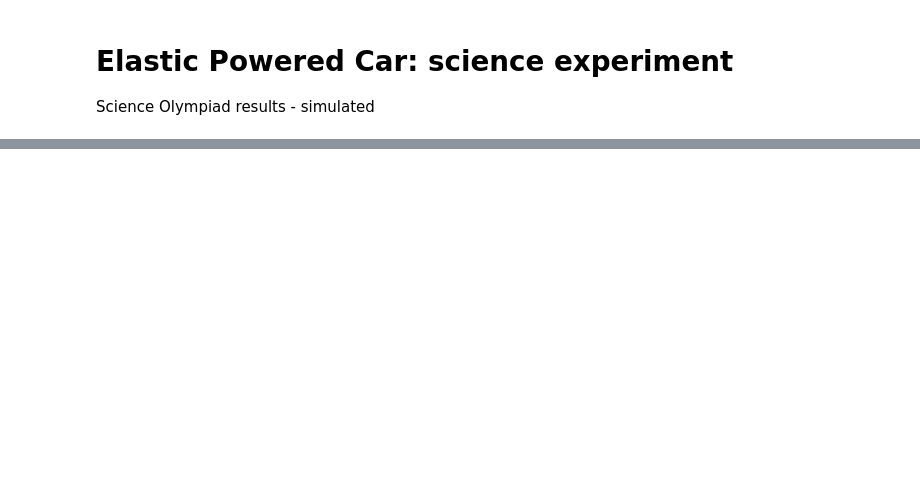
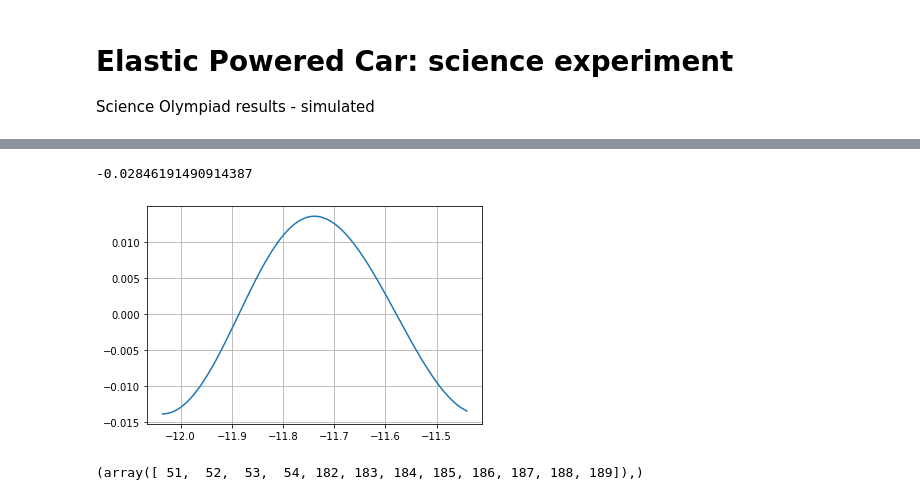
Before and after one commit to zmadscientist/ElasticCarTireOutOfRoundPCA, a Jupyter notebook: ElasticPoweredCarScienceExperiment.ipynb, the cells around one changed output, grey strips where cells are left out. Drawn from its saved outputs; the diff is of its cells as text; code cells hidden in the pictures; blank space fills up the shorter version.

```diff
--- a/ElasticPoweredCarScienceExperiment.ipynb
+++ b/ElasticPoweredCarScienceExperiment.ipynb
@@ -88,9 +139,18 @@ np.where(PCA_Res[1] < -.0131)[0]
 # %%
-np.where(np.abs(PCA_Res[1][:P]) <.001)
-plt.plot(PCA_Res[0][17:56], PCA_Res[1][17:56])
+P0 = 0
+P1 = 246
+np.where(np.where(np.abs(PCA_Res[1][P0:P1]) <.001))
+plt.plot(PCA_Res[0][P0:P1], PCA_Res[1][P0:P1])
 plt.grid()
 PCA_Res[1][:P].argmin()
-100 * (PCA_Res[1][17] - PCA_Res[1][56])  # wavelength in cm
+100 * (PCA_Res[1][P0] - PCA_Res[1][P1])  # wavelength in cm
+# %% [output]
+-0.02846191490914387
+[figure, added]
+# %%
+np.where(np.abs(PCA_Res[1][P0:P1]) <.001)
+# %% [output]
+(array([ 51,  52,  53,  54, 182, 183, 184, 185, 186, 187, 188, 189]),)
 # %%
 x = PCA_Res[1]
 t = PCA_Res[0]
```
Also changed, not shown: parts of 19 cells of this notebook.
